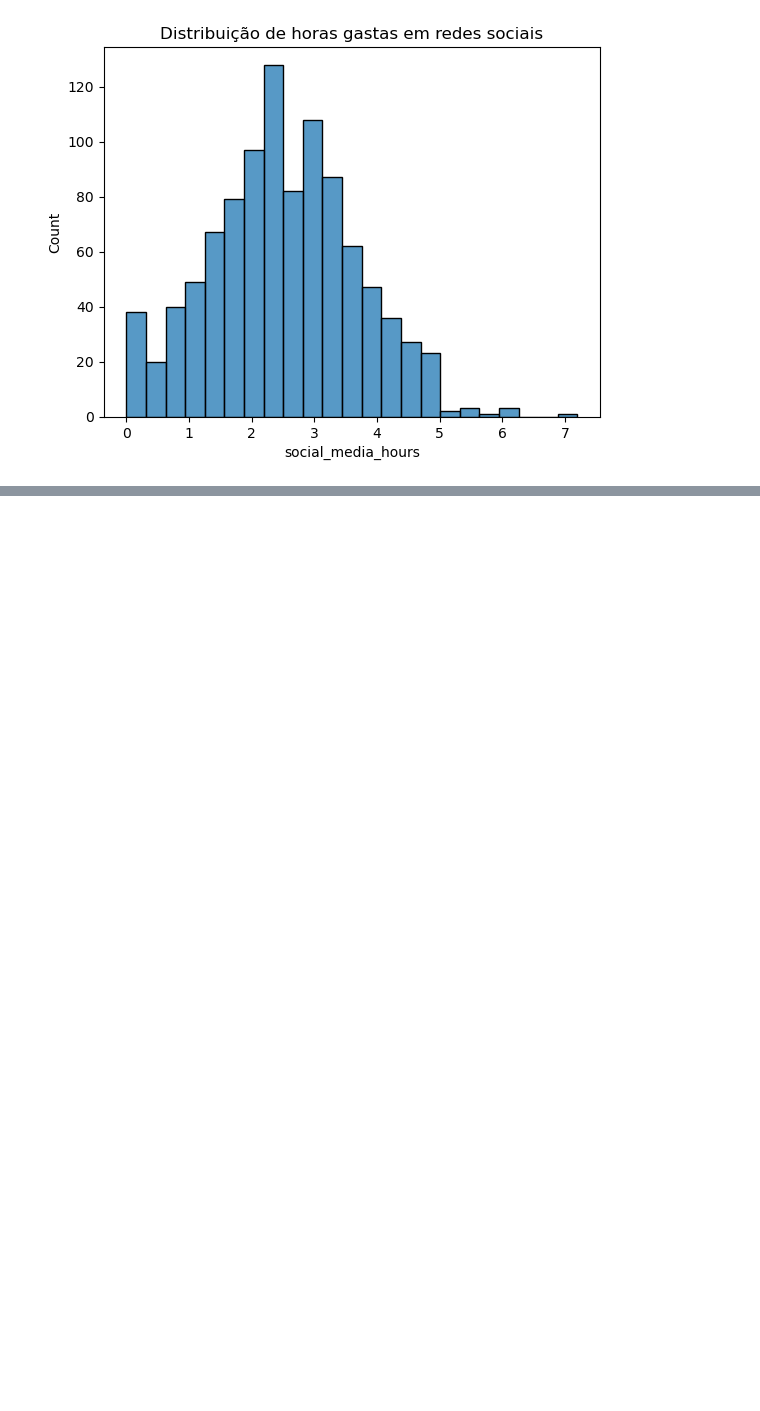
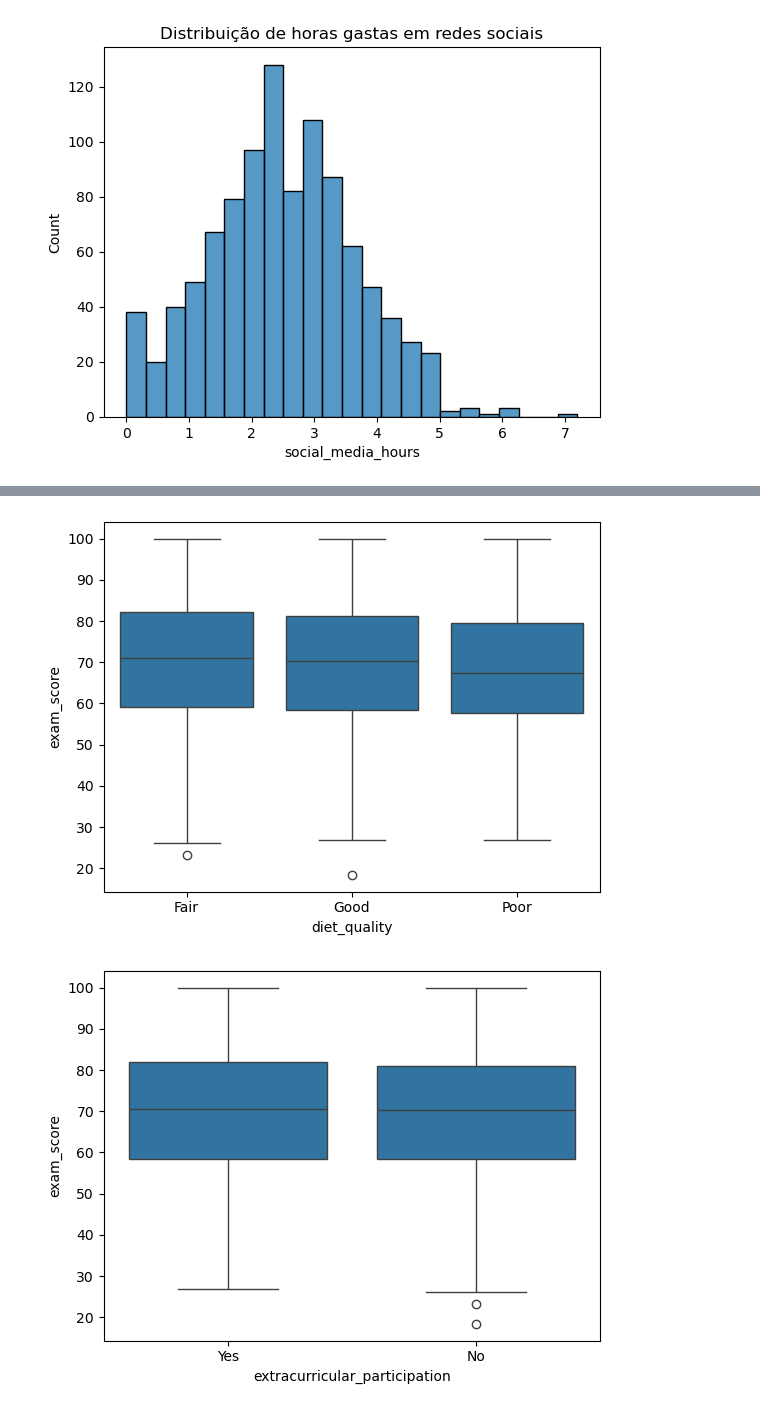
Before and after one commit to MaDev08/Correlacao_Habitos_Notas_Escolares, a Jupyter notebook: notasAlunosAnalise.ipynb, the cells around one changed output, grey strips where cells are left out. Saved outputs shown, nothing was run; the diff lists cells and outputs as text; code cells hidden in the pictures; blank space fills up the shorter version.

```diff
--- a/notasAlunosAnalise.ipynb
+++ b/notasAlunosAnalise.ipynb
@@ -127,0 +153,9 @@ plt.show()
+# %%
+# E as outras variáveis como horas de sono, qualidade da dieta e etc? Quão a correlação delas nas notas?
+
+for col in ['diet_quality', 'extracurricular_participation', 'mental_health_rating']:
+    sns.boxplot(x=col, y='exam_score', data=df)
+    plt.show()
+# %% [output]
+[figure, added]
+[figure, added]
```
Also changed, not shown: parts of 5 cells of this notebook.
